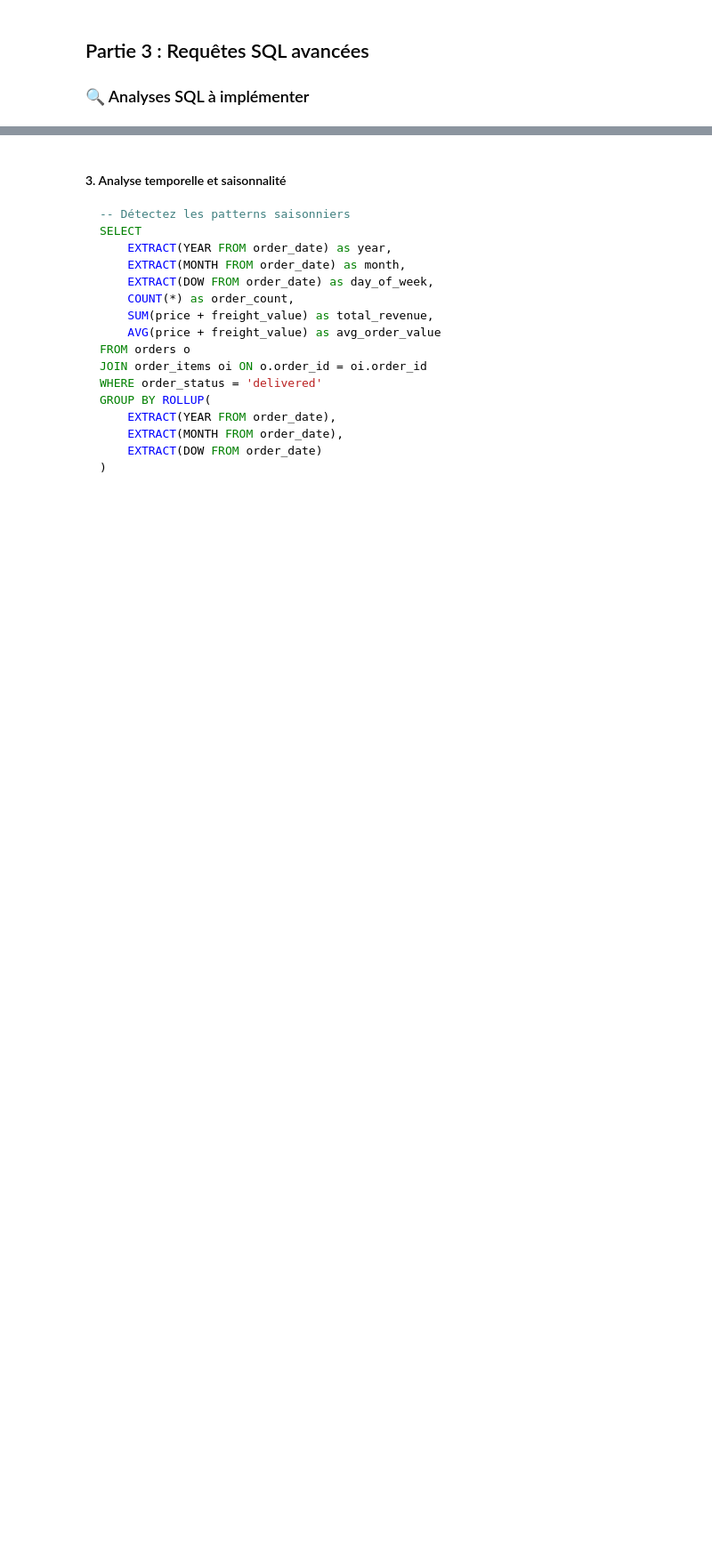
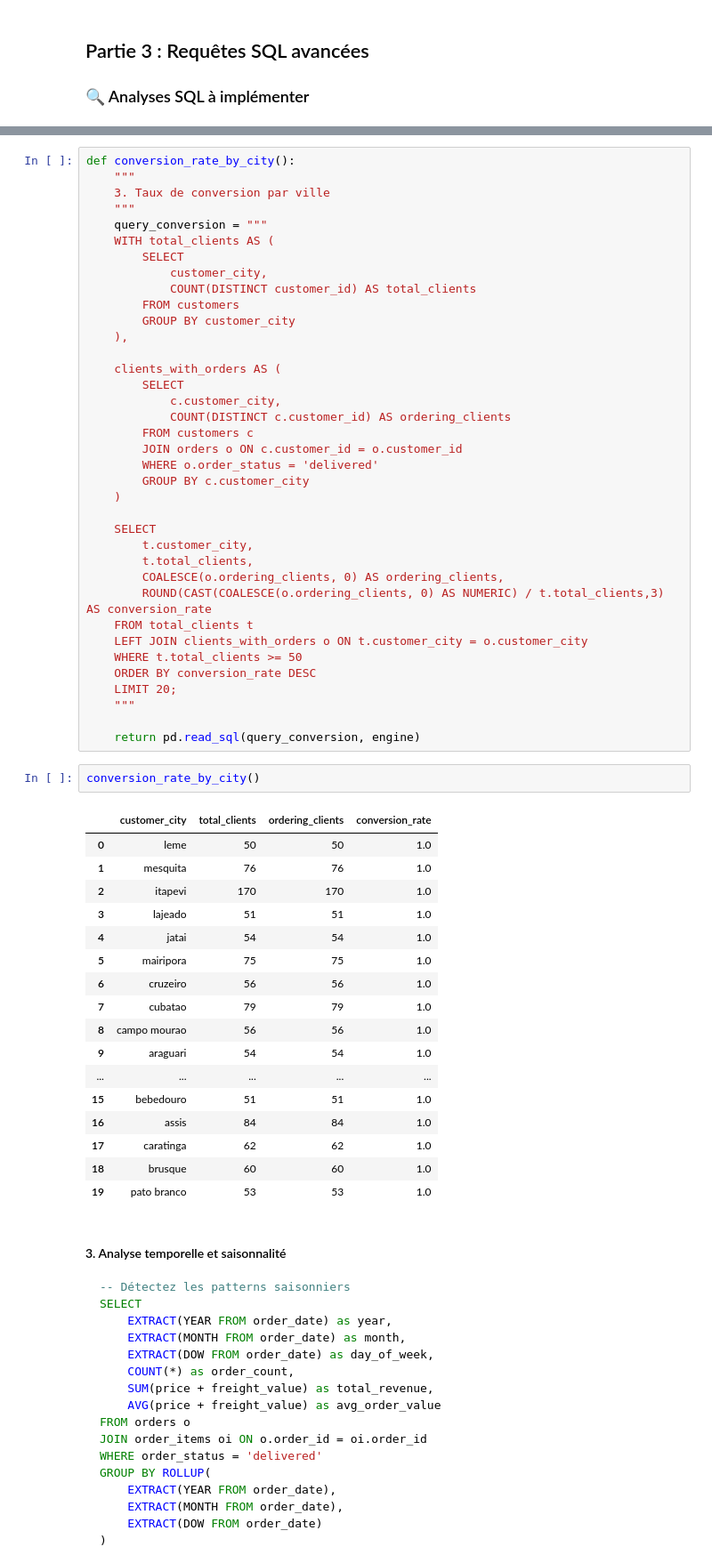
Before and after one commit to emese007/D-veloppement-d-une-solution-d-analyse-de-donn-es-multi-technologies, a Jupyter notebook: notebook-2-analyse-e-commerce-avec-postgresql-en-ligne-68833fcbee385690245472.ipynb, the cells around one changed output, grey strips where cells are left out. Shown: that part at 89% size. Cells and saved outputs as stored; diff of their text form; blank space fills up the shorter version.

````diff
--- a/notebook-2-analyse-e-commerce-avec-postgresql-en-ligne-68833fcbee385690245472.ipynb
+++ b/notebook-2-analyse-e-commerce-avec-postgresql-en-ligne-68833fcbee385690245472.ipynb
@@ -457,3 +512,60 @@ def geographic_sales_analysis():
+# %%
+def conversion_rate_by_city():
+    """
+    3. Taux de conversion par ville
+    """
+    query_conversion = """
+    WITH total_clients AS (
+        SELECT
+            customer_city,
+            COUNT(DISTINCT customer_id) AS total_clients
+        FROM customers
+        GROUP BY customer_city
+    ),
+
+    clients_with_orders AS (
+        SELECT
+            c.customer_city,
+            COUNT(DISTINCT c.customer_id) AS ordering_clients
+        FROM customers c
+        JOIN orders o ON c.customer_id = o.customer_id
+        WHERE o.order_status = 'delivered'
+        GROUP BY c.customer_city
+    )
+
+    SELECT
+        t.customer_city,
+        t.total_clients,
+        COALESCE(o.ordering_clients, 0) AS ordering_clients,
+        ROUND(CAST(COALESCE(o.ordering_clients, 0) AS NUMERIC) / t.total_clients,3) AS conversion_rate
+    FROM total_clients t
+    LEFT JOIN clients_with_orders o ON t.customer_city = o.customer_city
+    WHERE t.total_clients >= 50
+    ORDER BY conversion_rate DESC
+    LIMIT 20;
+    """
+
+    return pd.read_sql(query_conversion, engine)
+# %%
+conversion_rate_by_city()
+# %% [output]
+|  | customer_city | total_clients | ordering_clients | conversion_rate |
+| 0 | leme | 50 | 50 | 1.0 |
+| 1 | mesquita | 76 | 76 | 1.0 |
+| 2 | itapevi | 170 | 170 | 1.0 |
+| 3 | lajeado | 51 | 51 | 1.0 |
+| 4 | jatai | 54 | 54 | 1.0 |
+| 5 | mairipora | 75 | 75 | 1.0 |
+| 6 | cruzeiro | 56 | 56 | 1.0 |
+| 7 | cubatao | 79 | 79 | 1.0 |
+| 8 | campo mourao | 56 | 56 | 1.0 |
+| 9 | araguari | 54 | 54 | 1.0 |
+| ... | ... | ... | ... | ... |
+| 15 | bebedouro | 51 | 51 | 1.0 |
+| 16 | assis | 84 | 84 | 1.0 |
+| 17 | caratinga | 62 | 62 | 1.0 |
+| 18 | brusque | 60 | 60 | 1.0 |
+| 19 | pato branco | 53 | 53 | 1.0 |
 # %% [markdown]
 #### 3. Analyse temporelle et saisonnalité
 ```sql
````
Also changed, not shown: parts of 20 cells of this notebook, 1 other file.
